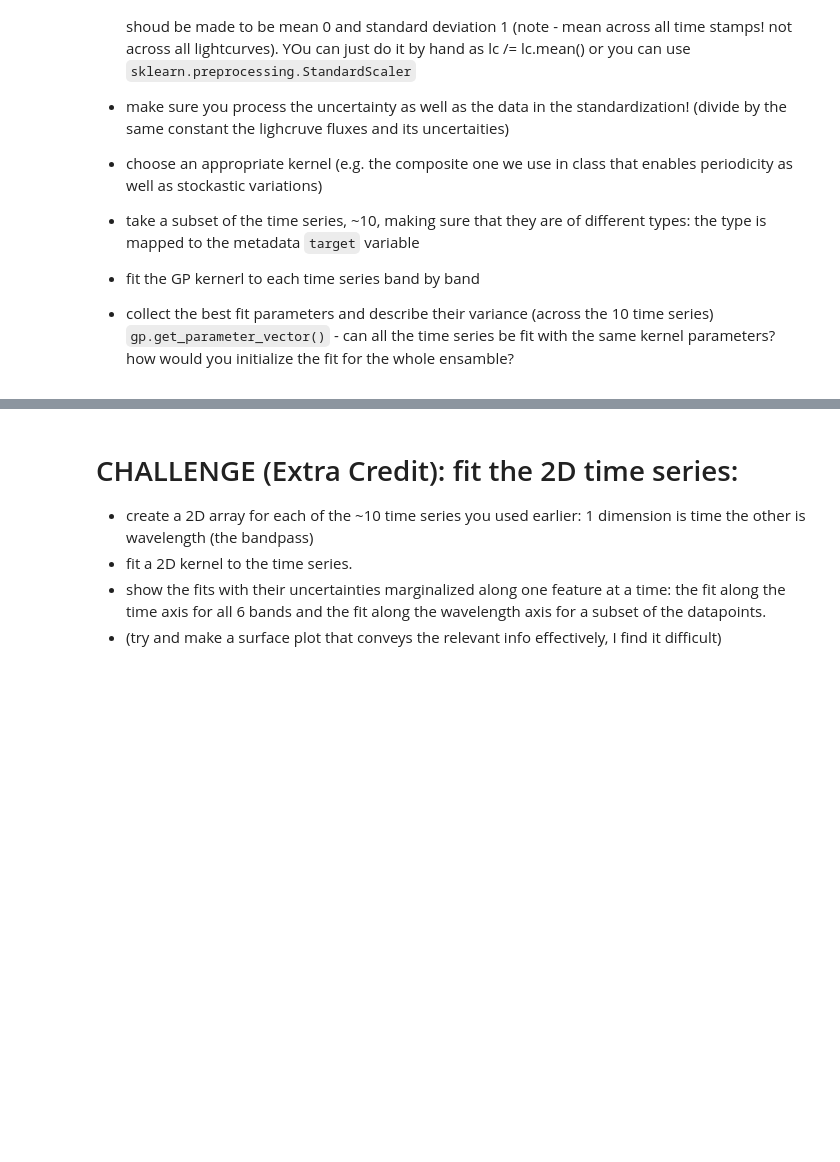
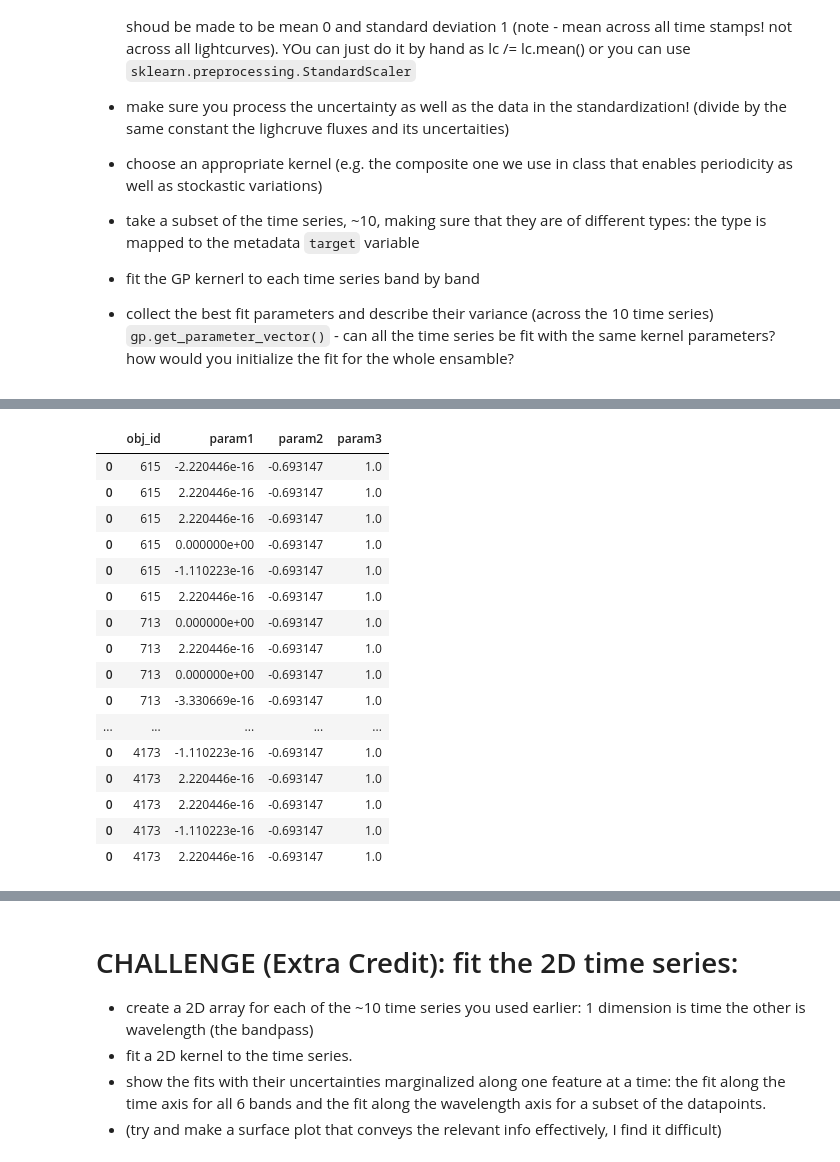
Before and after one commit to urvesh2012/MLTSA25_UBhagat, a Jupyter notebook: HW4/HW4_UrveshBhagat_PLAsTICC_GP_homework.ipynb, the cells around one changed output, grey strips where cells are left out. Cells and saved outputs as stored; diff of their text form; code cells hidden in the pictures; blank space fills up the shorter version.

```diff
--- a/HW4/HW4_UrveshBhagat_PLAsTICC_GP_homework.ipynb
+++ b/HW4/HW4_UrveshBhagat_PLAsTICC_GP_homework.ipynb
@@ -556,0 +638,9 @@ Take the time series and fit them with GPs.
+# %%
+# prompt: use Standard Scaler to standardize  the flux and flux error lcvs_scaled across all time stamps
+
+# Use StandardScaler to standardize 'flux_scaled' and 'flux_err_scaled' across all timestamps.
+
+scaler = StandardScaler()
+
+lcvs_scaled[['flux_scaled', 'flux_err_scaled']] = scaler.fit_transform(lcvs_scaled[['flux_scaled', 'flux_err_scaled']])
+lcvs_scaled.head()
@@ -556,0 +679,9 @@ Take the time series and fit them with GPs.
+# %%
+# prompt: I need a time prediction space to use for fitting gaussian process to my data
+
+import numpy as np
+# Create a time prediction space
+min_time = lcvs_scaled['mjd'].min()
+max_time = lcvs_scaled['mjd'].max()
+t_pred = np.linspace(min_time, max_time, 500) # Adjust the number of points as needed
+t_pred
@@ -556,0 +706,67 @@ Take the time series and fit them with GPs.
+# %%
+
+# Assuming lcvs_scaled and metadata DataFrames are already loaded and processed.
+
+# Select 10 unique object IDs with different target values
+unique_targets = metadata['target'].unique()[:10]  # Select the first 10 unique targets
+selected_object_ids = []
+for target in unique_targets:
+    object_id = metadata[metadata['target'] == target]['object_id'].iloc[0]
+    selected_object_ids.append(object_id)
+
+# Filter the light curves data for selected objects
+selected_lcvs = lcvs_scaled[lcvs_scaled['object_id'].isin(selected_object_ids)]
+
+# Fit a GP to each time series (band by band)
+params = pd.DataFrame(columns=['obj_id', 'param1', 'param2', 'param3'])
+for object_id in selected_object_ids:
+    for passband in selected_lcvs["passband"].unique():
+        # Get data for the specific object and passband
+        subset = selected_lcvs[(selected_lcvs['object_id'] == object_id) & (selected_lcvs['passband'] == passband)]
+        x = subset['mjd'].values
+        y = subset['flux_scaled'].values
+        yerr = subset['flux_err_scaled'].values
+
+        # Define the kernel
+        kernel = np.var(y) * kernels.Product(kernels.ExpSquaredKernel(0.5),
+                                     kernels.CosineKernel(1))
+
+
+
+        # Initialize the GP
+        gp = george.GP(kernel)
+
+        # Try to fit the GP (error handling)
+
+
+        #try:
+        gp.compute(x, yerr)
+        gp.predict(y, t_pred, return_var=True)
+        params = pd.concat([params, pd.DataFrame([[object_id, *gp.get_parameter_vector()]], columns=['obj_id','param1', 'param2', 'param3'])])
+        '''
+        except Exception as e:
+            print(f"Object {object_id}, Passband {passband}: Error fitting GP: {e}")
+            continue
+        '''
+            #gp.optimize(x,y)
+
+
+params
+# %% [output]
+|  | obj_id | param1 | param2 | param3 |
+| 0 | 615 | -2.220446e-16 | -0.693147 | 1.0 |
+| 0 | 615 | 2.220446e-16 | -0.693147 | 1.0 |
+| 0 | 615 | 2.220446e-16 | -0.693147 | 1.0 |
+| 0 | 615 | 0.000000e+00 | -0.693147 | 1.0 |
+| 0 | 615 | -1.110223e-16 | -0.693147 | 1.0 |
+| 0 | 615 | 2.220446e-16 | -0.693147 | 1.0 |
+| 0 | 713 | 0.000000e+00 | -0.693147 | 1.0 |
+| 0 | 713 | 2.220446e-16 | -0.693147 | 1.0 |
+| 0 | 713 | 0.000000e+00 | -0.693147 | 1.0 |
+| 0 | 713 | -3.330669e-16 | -0.693147 | 1.0 |
+| ... | ... | ... | ... | ... |
+| 0 | 4173 | -1.110223e-16 | -0.693147 | 1.0 |
+| 0 | 4173 | 2.220446e-16 | -0.693147 | 1.0 |
+| 0 | 4173 | 2.220446e-16 | -0.693147 | 1.0 |
+| 0 | 4173 | -1.110223e-16 | -0.693147 | 1.0 |
+| 0 | 4173 | 2.220446e-16 | -0.693147 | 1.0 |
```
Also changed, not shown: parts of 52 cells of this notebook.
